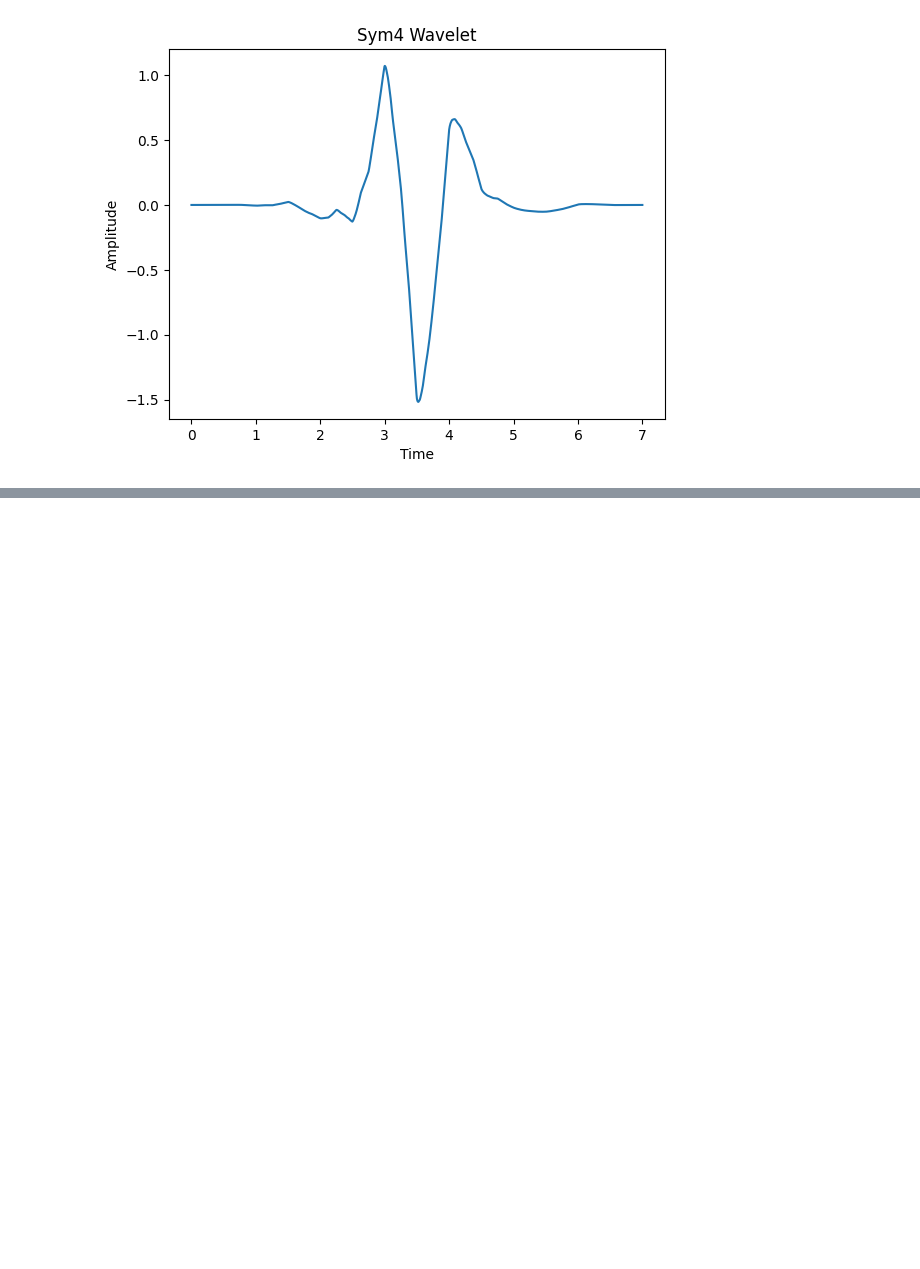
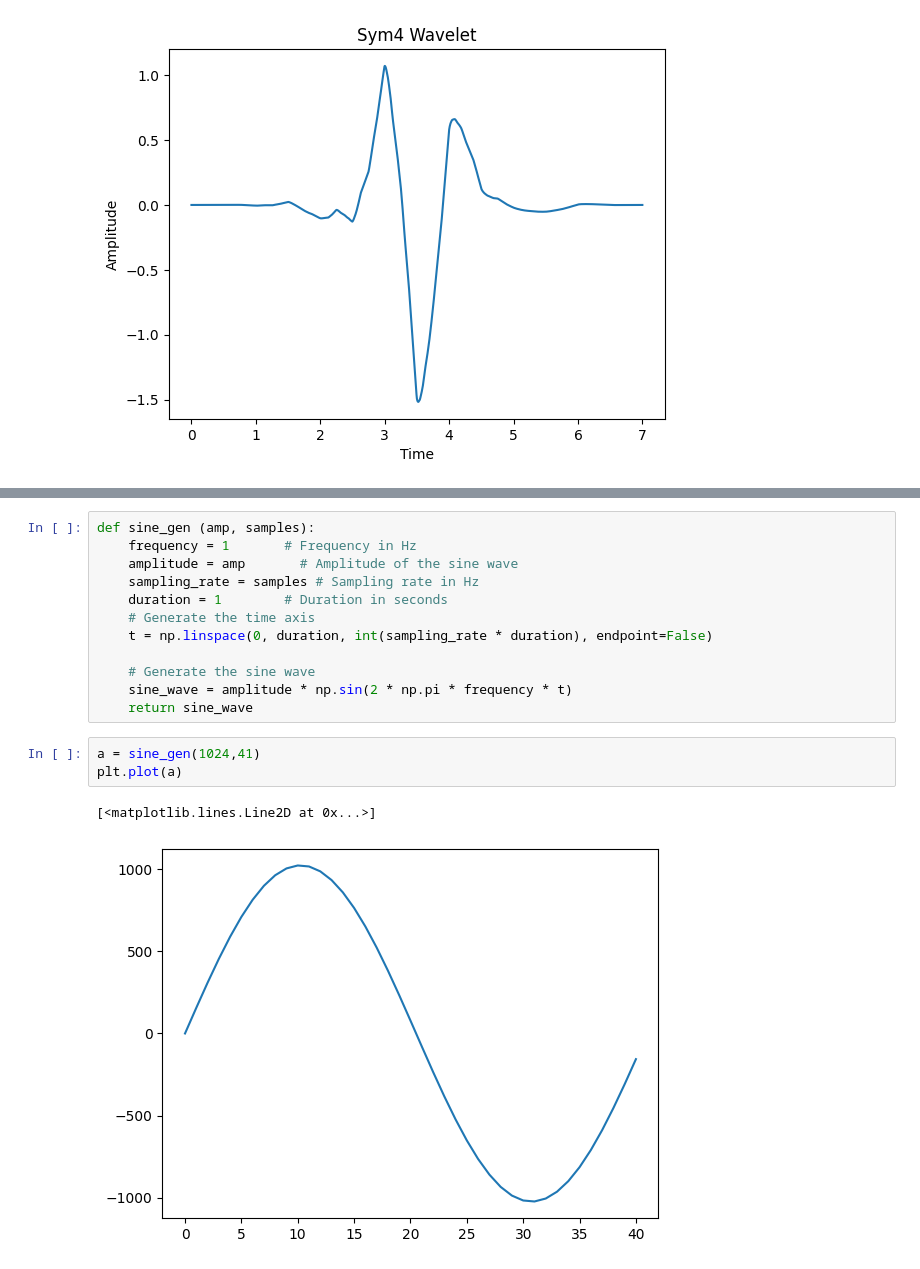
Before and after one commit to zaidpitafi/heartsim, a Jupyter notebook: z.ipynb, the cells around one changed output, grey strips where cells are left out. Saved outputs shown, nothing was run; the diff lists cells and outputs as text; blank space fills up the shorter version.

```diff
--- a/z.ipynb
+++ b/z.ipynb
@@ -27,0 +72,18 @@ plt.show()
+# %%
+def sine_gen (amp, samples):
+    frequency = 1       # Frequency in Hz
+    amplitude = amp       # Amplitude of the sine wave
+    sampling_rate = samples # Sampling rate in Hz
+    duration = 1        # Duration in seconds
+    # Generate the time axis
+    t = np.linspace(0, duration, int(sampling_rate * duration), endpoint=False)
+
+    # Generate the sine wave
+    sine_wave = amplitude * np.sin(2 * np.pi * frequency * t)
+    return sine_wave
+# %%
+a = sine_gen(1024,41)
+plt.plot(a)
+# %% [output]
+[<matplotlib.lines.Line2D at 0x...>]
+[figure, added]
```
Also changed, not shown: parts of 9 cells of this notebook, 3 other files.
